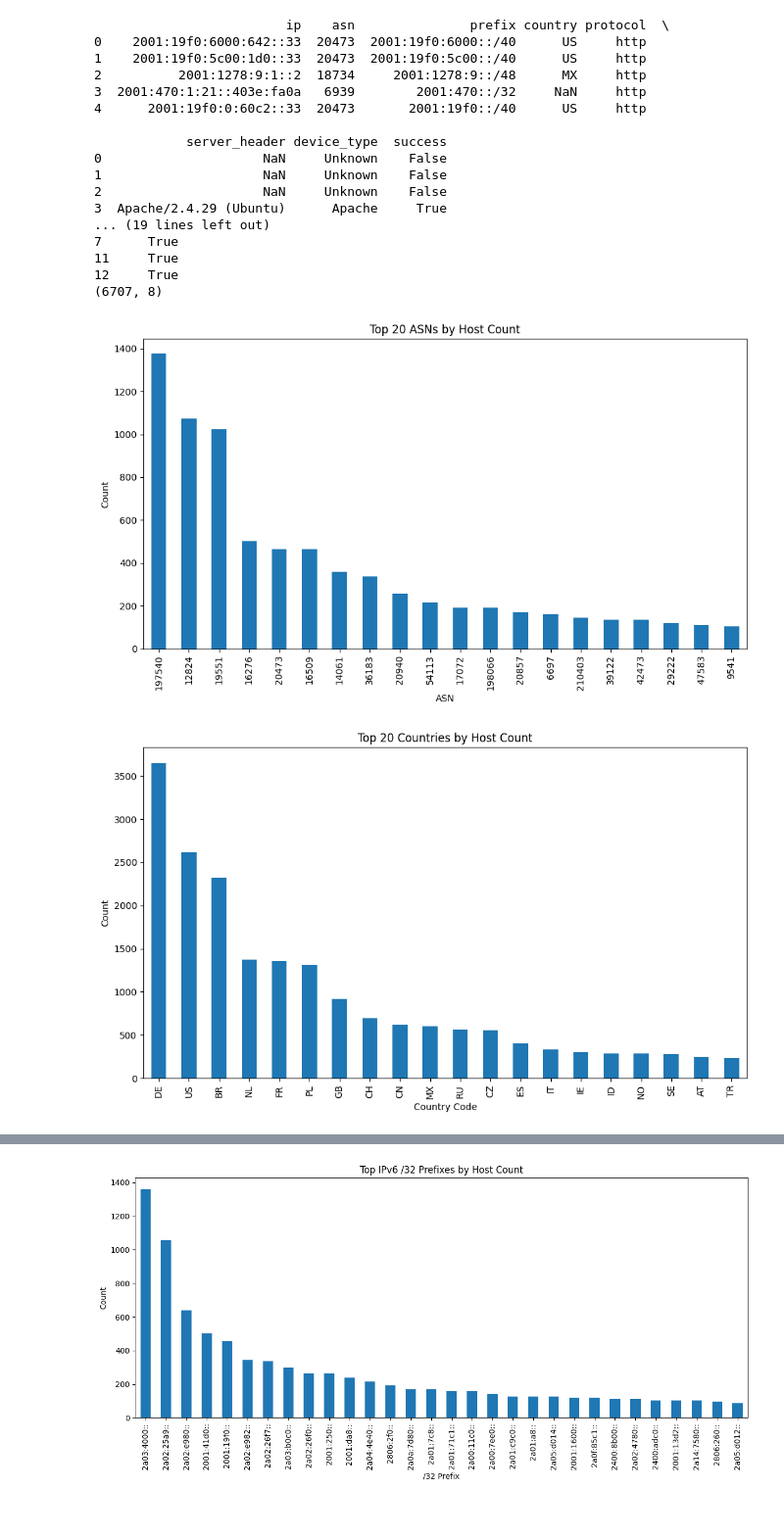
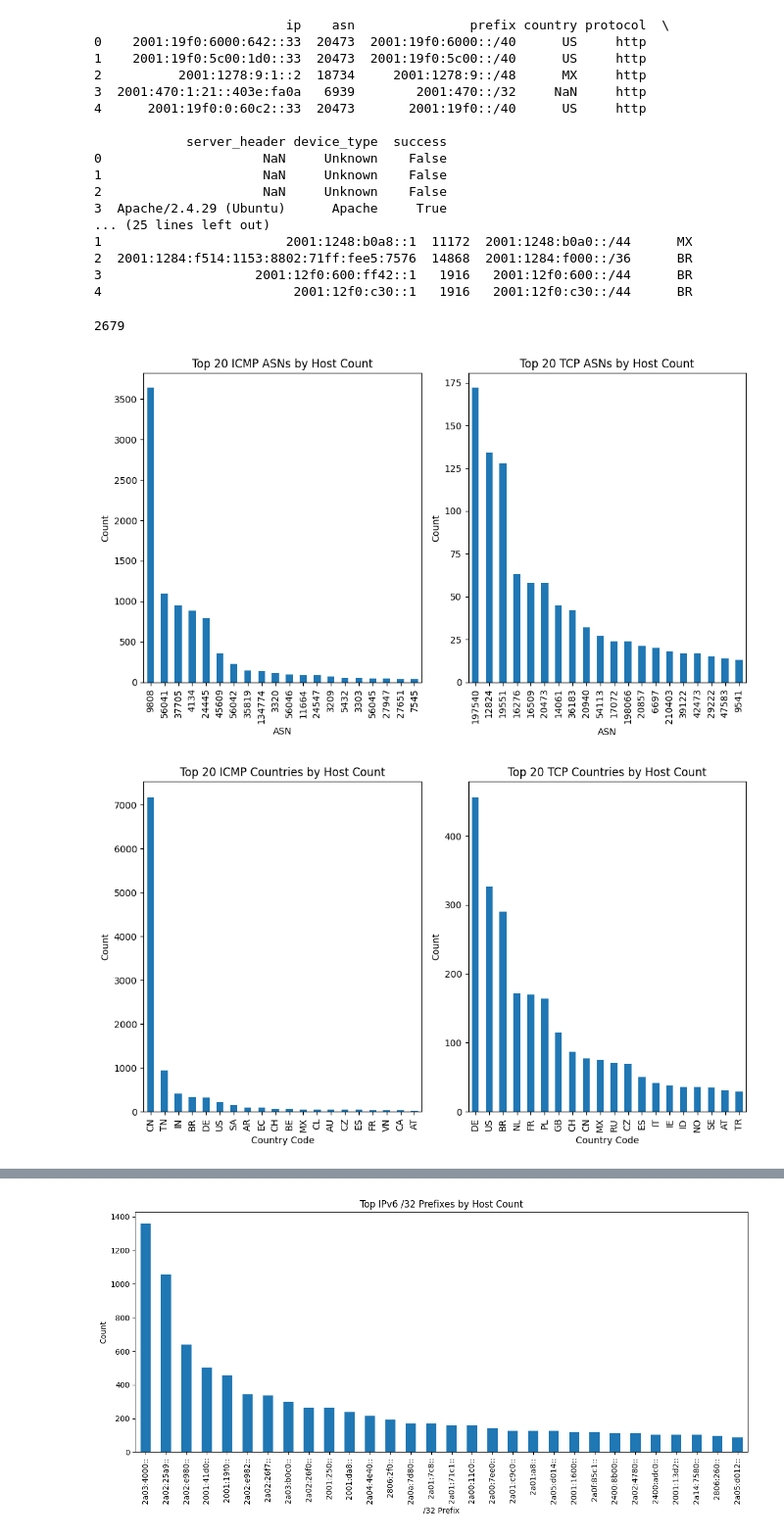
Before and after one commit to shishir03/ipv6-scan-analysis, a Jupyter notebook: csv_plotter.ipynb, the cells around one changed output, grey strips where cells are left out. Shown at 98% size. Saved outputs shown, nothing was run; the diff lists cells and outputs as text; code cells hidden in the pictures.

Commit message:
more cool graphs

```diff
--- a/csv_plotter.ipynb
+++ b/csv_plotter.ipynb
@@ -12,11 +12,16 @@ CSV_PATH = "zgrab_unified.csv"
 df = pd.read_csv(CSV_PATH)
 good_df = df.loc[df["success"] == True]
 
+icmp_df = pd.read_csv("icmp.csv")
+tcp_df = pd.read_csv("tcp.csv")
+
 # Quick preview
 print(df.head())
 print(df.shape)
 print(good_df.head())
 print(good_df.shape)
+
+print(icmp_df.head())
 # %% [output]
                          ip    asn               prefix country protocol  \
 0    2001:19f0:6000:642::33  20473  2001:19f0:6000::/40      US     http
@@ -30,38 +35,60 @@ print(good_df.shape)
 1                     NaN     Unknown    False
 2                     NaN     Unknown    False
 3  Apache/2.4.29 (Ubuntu)      Apache     True
-... (19 lines left out)
-7      True
-11     True
-12     True
-(6707, 8)
+... (25 lines left out)
+1                        2001:1248:b0a8::1  11172  2001:1248:b0a0::/44      MX
+2  2001:1284:f514:1153:8802:71ff:fee5:7576  14868  2001:1284:f000::/36      BR
+3                    2001:12f0:600:ff42::1   1916   2001:12f0:600::/44      BR
+4                         2001:12f0:c30::1   1916   2001:12f0:c30::/44      BR
+# %%
+distinct_good_ips = set(good_df["ip"])
+print(len(distinct_good_ips))
+# %% [output]
+2679
 # %%
-asns = df['asn'].dropna()
+def plot_top_asns(df, scan_type):
+    asns = df['asn'].dropna()
 
-top_asns = asns.value_counts().head(20)
+    top_asns = asns.value_counts().head(20)
+
+    top_asns.plot(kind='bar')
+    plt.title(f"Top 20 {scan_type} ASNs by Host Count")
+    plt.xlabel("ASN")
+    plt.ylabel("Count")
 
 plt.figure(figsize=(10,6))
-top_asns.plot(kind='bar')
-plt.title("Top 20 ASNs by Host Count")
-plt.xlabel("ASN")
-plt.ylabel("Count")
+
+plt.subplot(1, 2, 1)
+plot_top_asns(icmp_df, "ICMP")
+
+plt.subplot(1, 2, 2)
+plot_top_asns(tcp_df, "TCP")
+
 plt.tight_layout()
 plt.show()
 # %% [output]
-[figure, old version]
+[figure, new version]
 # %%
-countries = df['country'].dropna()
+def plot_top_countries(df, scan_type):
+    countries = df['country'].dropna()
+    top_countries = countries.value_counts().head(20)
 
-top_countries = countries.value_counts().head(20)
+    top_countries.plot(kind='bar')
+    plt.title(f"Top 20 {scan_type} Countries by Host Count")
+    plt.xlabel("Country Code")
+    plt.ylabel("Count")
 
 plt.figure(figsize=(10,6))
-top_countries.plot(kind='bar')
-plt.title("Top 20 Countries by Host Count")
-plt.xlabel("Country Code")
-plt.ylabel("Count")
+
+plt.subplot(1, 2, 1)
+plot_top_countries(icmp_df, "ICMP")
+
+plt.subplot(1, 2, 2)
+plot_top_countries(tcp_df, "TCP")
+
 plt.tight_layout()
 plt.show()
 # %% [output]
-[figure, old version]
+[figure, new version]
 # %%
 proto_counts = good_df['protocol'].value_counts()
```
Also changed, not shown: parts of 5 cells of this notebook, 2 other files.
